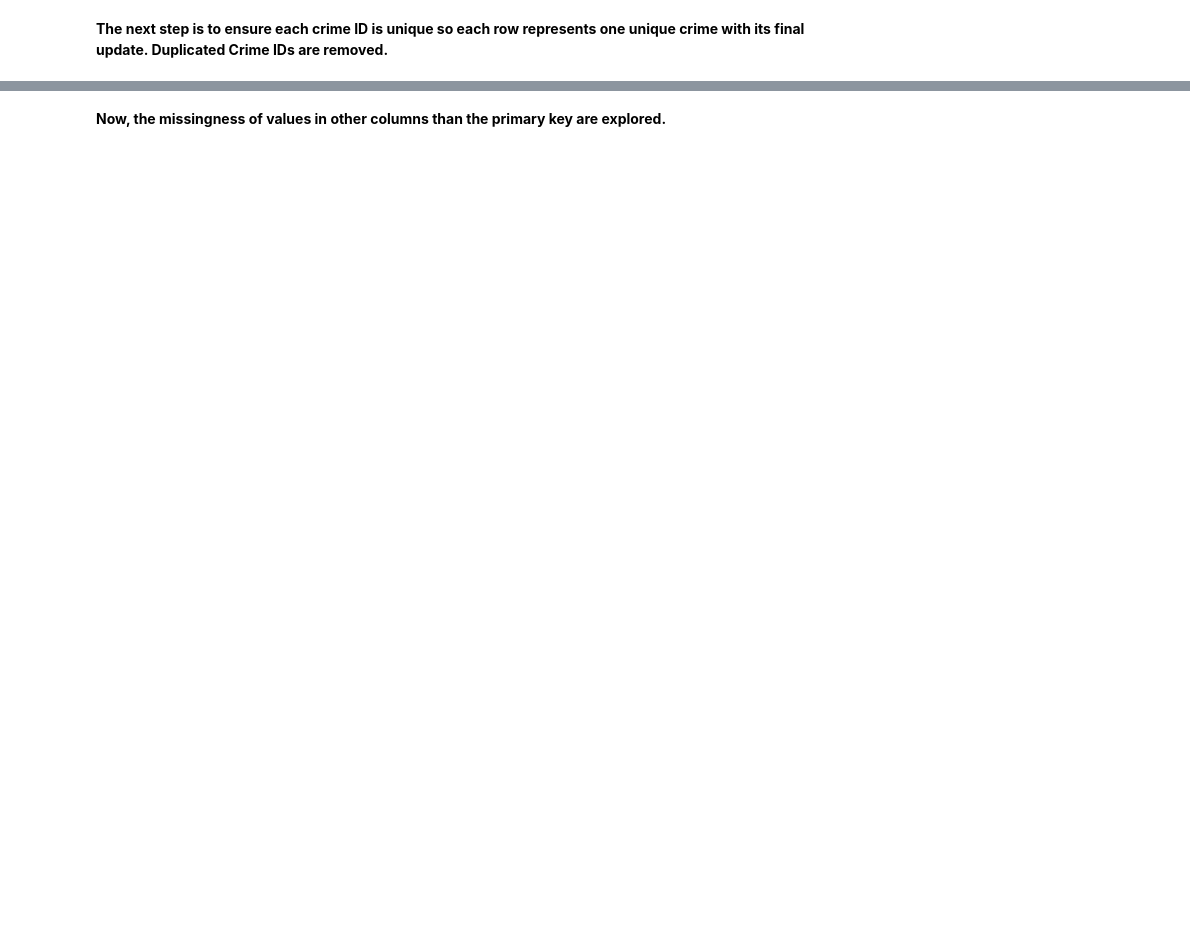
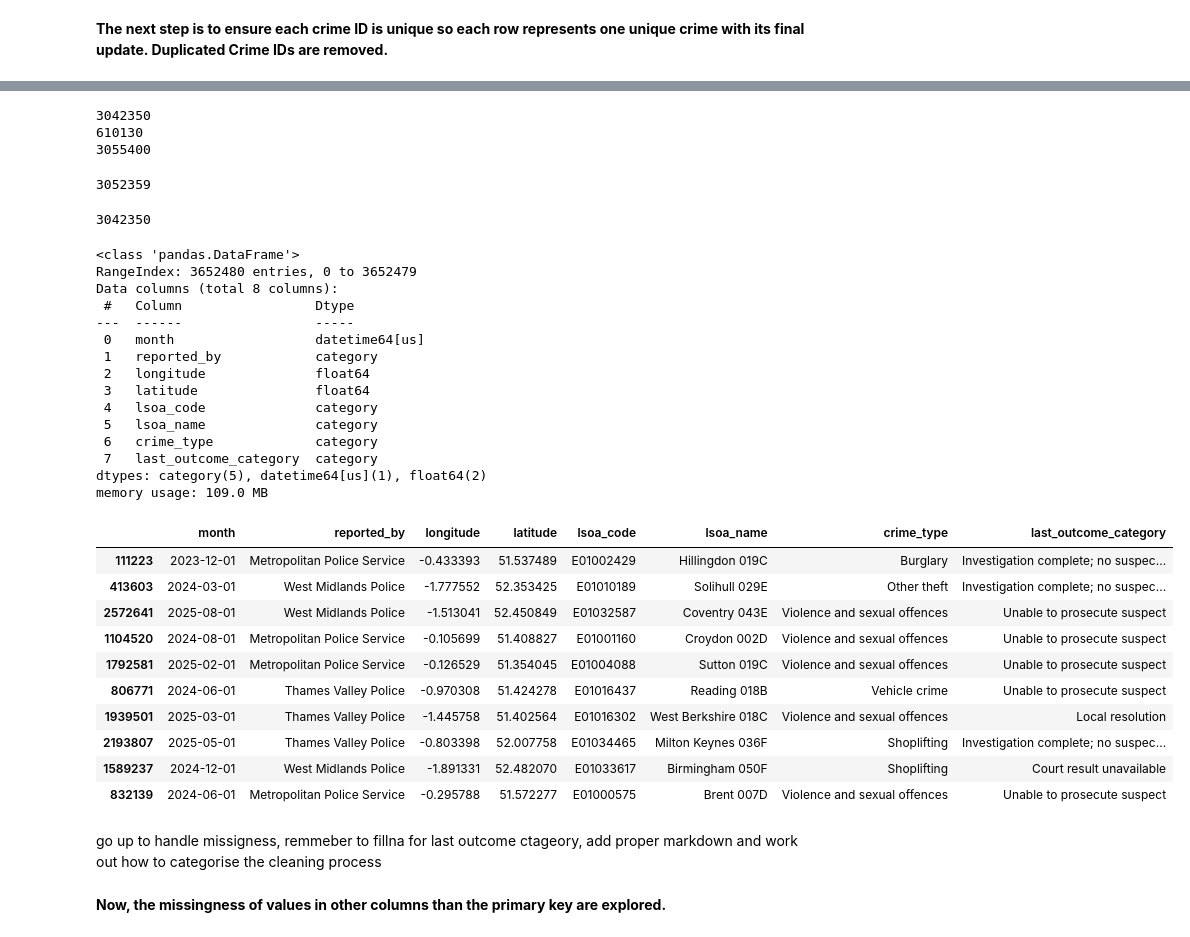
Before and after one commit to luk3pigg/Crime-analysis-using-pandas, a Jupyter notebook: crime-data-cleaning.ipynb, the cells around one changed output, grey strips where cells are left out. Saved outputs shown, nothing was run; the diff lists cells and outputs as text; code cells hidden in the pictures; blank space fills up the shorter version.

```diff
--- a/crime-data-cleaning.ipynb
+++ b/crime-data-cleaning.ipynb
@@ -149,2 +205,63 @@ memory usage: 222.9+ MB
+# %%
+# Split into ASB and non-ASB to remove all duplicates from the non-ASB data, and then merge back together.
+with_id = df_merged[df_merged['crime_id'].notnull()]
+no_id = df_merged[df_merged['crime_id'].isnull()]
+# %%
+print(with_id['crime_id'].nunique()) #3042350 - means that there are 13050 rows which need to be dropped - 3041 exact duplicates and 10009 non-updated crimes.
+print(len(no_id)) #610130, ASB
+print(len(with_id)) #3055400, non-ASB
+# %% [output]
+3042350
+610130
+3055400
+# %%
+# Remove exact duplicate rows
+with_id = with_id.drop_duplicates(keep='last')
+print(len(with_id)) #3041 have been dropped
+# %% [output]
+3052359
+# %%
+# Remove non-updated versions of crimes
+with_id_clean = with_id.drop_duplicates(subset='crime_id', keep='last') #10009 further rows dropped - the non-updated crimes. Could also just run this to remove exact duplicates too.
+print(len(with_id_clean))
+# %% [output]
+3042350
+# %%
+#Merge back together and drop crime_id column as not needed anymore.
+df_merged = pd.concat([with_id_clean, no_id], ignore_index=True)
+df_merged.drop(columns='crime_id', inplace=True)
+# %%
+# Check the de-duplicated data
+df_merged.info() #3652480 rows
+df_merged.sample(10)
+# %% [output]
+<class 'pandas.DataFrame'>
+RangeIndex: 3652480 entries, 0 to 3652479
+Data columns (total 8 columns):
+ #   Column                 Dtype
+---  ------                 -----
+ 0   month                  datetime64[us]
+ 1   reported_by            category
+ 2   longitude              float64
+ 3   latitude               float64
+ 4   lsoa_code              category
+ 5   lsoa_name              category
+ 6   crime_type             category
+ 7   last_outcome_category  category
+dtypes: category(5), datetime64[us](1), float64(2)
+memory usage: 109.0 MB
+|  | month | reported_by | longitude | latitude | lsoa_code | lsoa_name | crime_type | last_outcome_category |
+| 111223 | 2023-12-01 | Metropolitan Police Service | -0.433393 | 51.537489 | E01002429 | Hillingdon 019C | Burglary | Investigation complete; no suspec... |
+| 413603 | 2024-03-01 | West Midlands Police | -1.777552 | 52.353425 | E01010189 | Solihull 029E | Other theft | Investigation complete; no suspec... |
+| 2572641 | 2025-08-01 | West Midlands Police | -1.513041 | 52.450849 | E01032587 | Coventry 043E | Violence and sexual offences | Unable to prosecute suspect |
+| 1104520 | 2024-08-01 | Metropolitan Police Service | -0.105699 | 51.408827 | E01001160 | Croydon 002D | Violence and sexual offences | Unable to prosecute suspect |
+| 1792581 | 2025-02-01 | Metropolitan Police Service | -0.126529 | 51.354045 | E01004088 | Sutton 019C | Violence and sexual offences | Unable to prosecute suspect |
+| 806771 | 2024-06-01 | Thames Valley Police | -0.970308 | 51.424278 | E01016437 | Reading 018B | Vehicle crime | Unable to prosecute suspect |
+| 1939501 | 2025-03-01 | Thames Valley Police | -1.445758 | 51.402564 | E01016302 | West Berkshire 018C | Violence and sexual offences | Local resolution |
+| 2193807 | 2025-05-01 | Thames Valley Police | -0.803398 | 52.007758 | E01034465 | Milton Keynes 036F | Shoplifting | Investigation complete; no suspec... |
+| 1589237 | 2024-12-01 | West Midlands Police | -1.891331 | 52.482070 | E01033617 | Birmingham 050F | Shoplifting | Court result unavailable |
+| 832139 | 2024-06-01 | Metropolitan Police Service | -0.295788 | 51.572277 | E01000575 | Brent 007D | Violence and sexual offences | Unable to prosecute suspect |
+# %% [markdown]
+go up to handle missigness, remmeber to fillna for last outcome ctageory, add proper markdown and work out how to categorise the cleaning process
 # %% [markdown]
 **Now, the missingness of values in other columns than the primary key are explored.**
```
Also changed, not shown: parts of 28 cells of this notebook, 2 other files.
